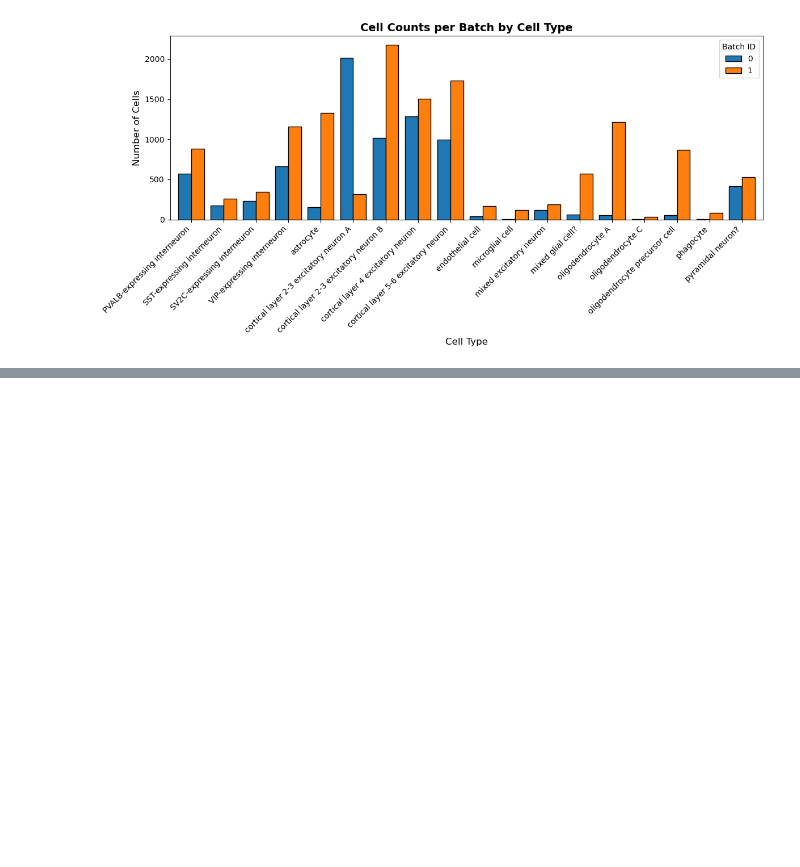
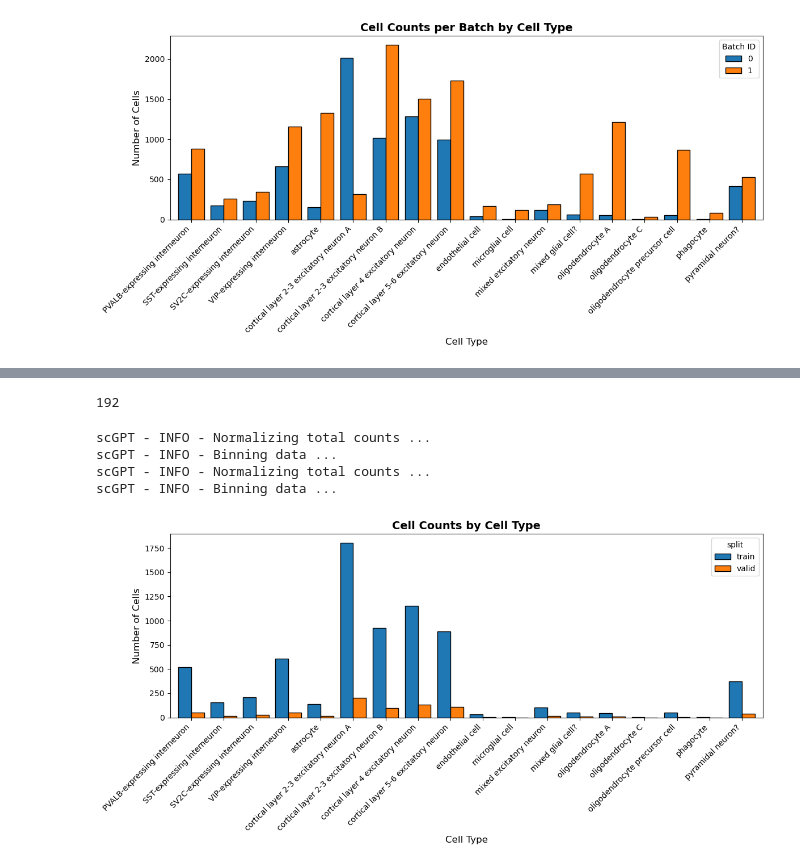
Before and after one commit to SelinaErnst/ClinicalBioinformatics_scGPT_annot_prj, a Jupyter notebook: experiment03-scGPT/scripts/01_ms_dataset.ipynb, the cells around one changed output, grey strips where cells are left out. Cells and saved outputs as stored; diff of their text form; code cells hidden in the pictures; blank space fills up the shorter version.

```diff
--- a/experiment03-scGPT/scripts/01_ms_dataset.ipynb
+++ b/experiment03-scGPT/scripts/01_ms_dataset.ipynb
@@ -208,0 +246,75 @@ plt.show()
+# %%
+adata.var["id_in_vocab"] = [
+        1 if gene in vocab else -1 for gene in adata.var["gene_name"]
+    ]
+print((adata.var["id_in_vocab"] < 0).sum())
+adata = adata[:, adata.var["id_in_vocab"] >= 0]
+# %% [output]
+192
+# %%
+preprocessor = Preprocessor(
+    use_key="X",  # the key in adata.layers to use as raw data
+    filter_gene_by_counts=filter_gene_by_counts,  # step 1
+    filter_cell_by_counts=filter_cell_by_counts,  # step 2
+    normalize_total=1e4,  # 3. whether to normalize the raw data and to what sum
+    result_normed_key="X_normed",  # the key in adata.layers to store the normalized data
+    log1p=data_is_raw,  # 4. whether to log1p the normalized data
+    result_log1p_key="X_log1p",
+    subset_hvg=False,  # 5. whether to subset the raw data to highly variable genes
+    hvg_flavor=hvg_flavor,
+    binning=n_bins,  # 6. whether to bin the raw data and to what number of bins
+    result_binned_key="X_binned",  # the key in adata.layers to store the binned data
+)
+preprocessor(adata_test, batch_key=None)
+preprocessor(adata, batch_key=None)
+# %% [output]
+scGPT - INFO - Normalizing total counts ...
+scGPT - INFO - Binning data ...
+scGPT - INFO - Normalizing total counts ...
+scGPT - INFO - Binning data ...
+# %%
+
+all_counts = (
+    adata.layers[input_layer_key].toarray()
+    if issparse(adata.layers[input_layer_key])
+    else adata.layers[input_layer_key]
+)
+celltypes_labels = adata.obs["celltype_id"].tolist()  # make sure count from 0
+celltypes_labels = np.array(celltypes_labels)
+batch_ids = adata.obs["batch_id"].tolist()
+num_batch_types = len(set(batch_ids))
+batch_ids = np.array(batch_ids)
+(
+    train_data,
+    valid_data,
+    train_celltype_labels,
+    valid_celltype_labels,
+    train_batch_labels,
+    valid_batch_labels,
+) = train_test_split(
+    all_counts, celltypes_labels, batch_ids, test_size=0.1, shuffle=True
+)
+
+
+train_celltypes = pd.DataFrame(dict(Counter(train_celltype_labels)),  index=['cell_count']).T
+train_celltypes = pd.concat([train_celltypes, pd.DataFrame(id2type,  index=['celltype']).T], axis=1).reset_index(names='celltype_id')
+train_celltypes = train_celltypes.sort_values('celltype_id').reset_index(drop=True).set_index('celltype',drop=False)
+
+valid_celltypes = pd.DataFrame(dict(Counter(valid_celltype_labels)),  index=['cell_count']).T
+valid_celltypes = pd.concat([valid_celltypes, pd.DataFrame(id2type,  index=['celltype']).T], axis=1).reset_index(names='celltype_id')
+valid_celltypes = valid_celltypes.sort_values('celltype_id').reset_index(drop=True).set_index('celltype',drop=False)
+# %%
+df = pd.DataFrame({'train':dict(train_celltypes['cell_count']),'valid':dict(valid_celltypes['cell_count'])})
+df.plot(kind='bar', stacked=False, figsize=(12, 6), edgecolor='black', width=0.8)
+
+# 3. Add layout styling
+plt.title("Cell Counts by Cell Type", fontsize=14, fontweight='bold')
+plt.xlabel("Cell Type", fontsize=12)
+plt.ylabel("Number of Cells", fontsize=12)
+plt.xticks(rotation=45, ha='right')  # Tilts the labels so they don't overlap
+plt.legend(title="split")
+plt.tight_layout()
+
+plt.show()
+# %% [output]
+[figure, added]
```
Also changed, not shown: parts of 18 cells of this notebook, 18 other files.
